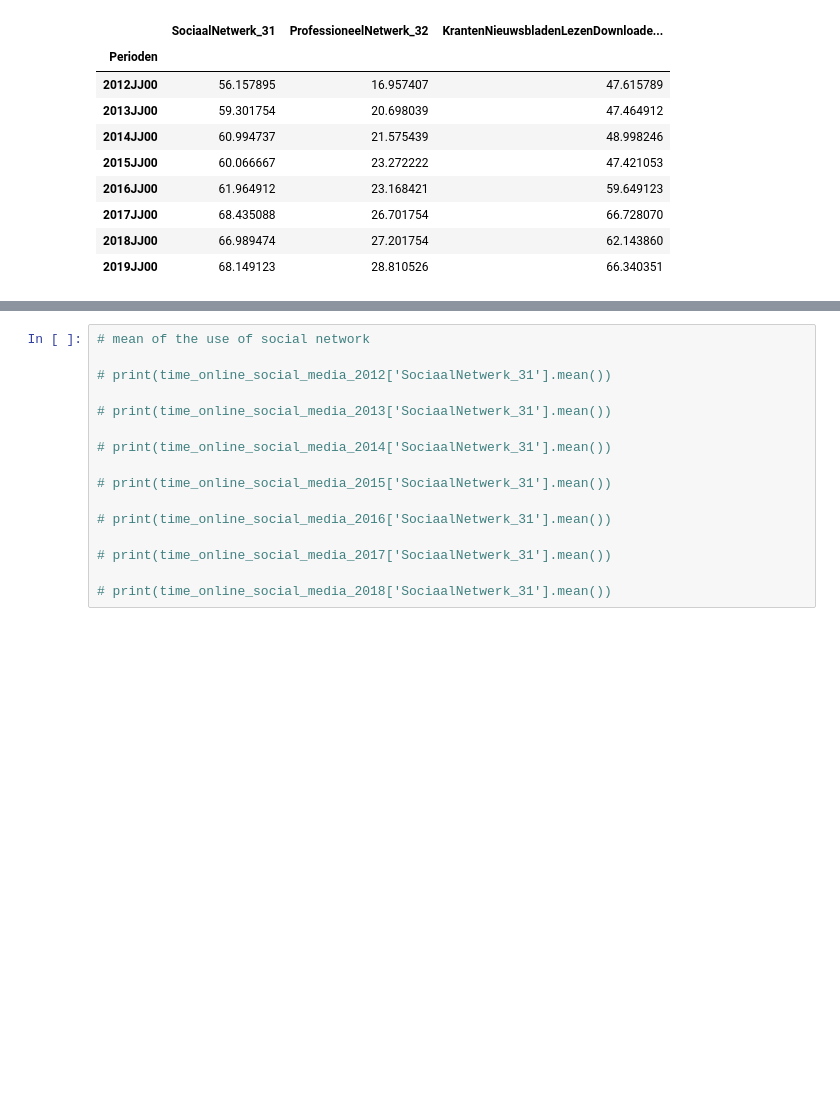
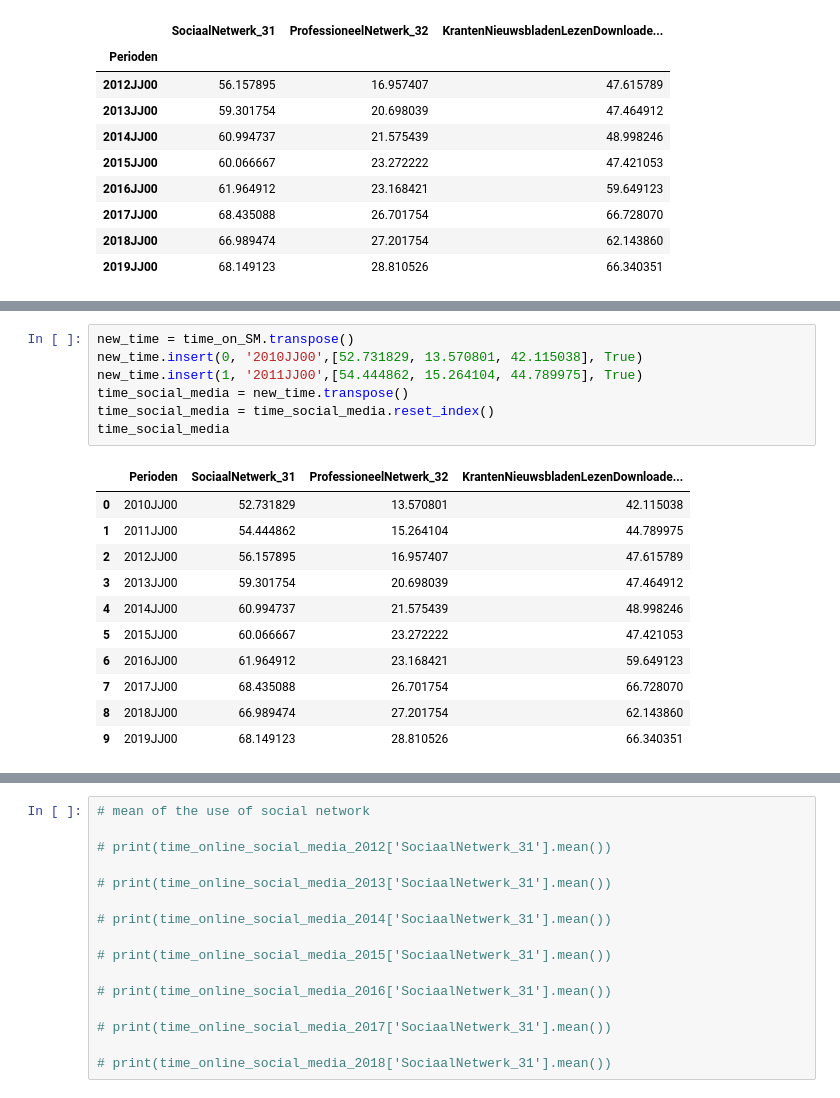
Before and after one commit to iswetha522/Amsterdam_Project, a Jupyter notebook: ProjectAmsterdam/Data Social Media extra information to make the index file.ipynb, the cells around one changed output, grey strips where cells are left out. Saved outputs shown, nothing was run; the diff lists cells and outputs as text; blank space fills up the shorter version.

```diff
--- a/ProjectAmsterdam/Data Social Media extra information to make the index file.ipynb
+++ b/ProjectAmsterdam/Data Social Media extra information to make the index file.ipynb
@@ -35,3 +32,22 @@ time_on_SM.corr()
 | SociaalNetwerk_31 | 1.000000 | 0.959494 | 0.928338 |
 | ProfessioneelNetwerk_32 | 0.959494 | 1.000000 | 0.855679 |
 | KrantenNieuwsbladenLezenDownloade... | 0.928338 | 0.855679 | 1.000000 |
+# %%
+new_time = time_on_SM.transpose()
+new_time.insert(0, '2010JJ00',[52.731829, 13.570801, 42.115038], True)
+new_time.insert(1, '2011JJ00',[54.444862, 15.264104, 44.789975], True)
+time_social_media = new_time.transpose()
+time_social_media = time_social_media.reset_index()
+time_social_media
+# %% [output]
+|  | Perioden | SociaalNetwerk_31 | ProfessioneelNetwerk_32 | KrantenNieuwsbladenLezenDownloade... |
+| 0 | 2010JJ00 | 52.731829 | 13.570801 | 42.115038 |
+| 1 | 2011JJ00 | 54.444862 | 15.264104 | 44.789975 |
+| 2 | 2012JJ00 | 56.157895 | 16.957407 | 47.615789 |
+| 3 | 2013JJ00 | 59.301754 | 20.698039 | 47.464912 |
+| 4 | 2014JJ00 | 60.994737 | 21.575439 | 48.998246 |
+| 5 | 2015JJ00 | 60.066667 | 23.272222 | 47.421053 |
+| 6 | 2016JJ00 | 61.964912 | 23.168421 | 59.649123 |
+| 7 | 2017JJ00 | 68.435088 | 26.701754 | 66.728070 |
+| 8 | 2018JJ00 | 66.989474 | 27.201754 | 62.143860 |
+| 9 | 2019JJ00 | 68.149123 | 28.810526 | 66.340351 |
```
Also changed, not shown: parts of 2 cells of this notebook.
